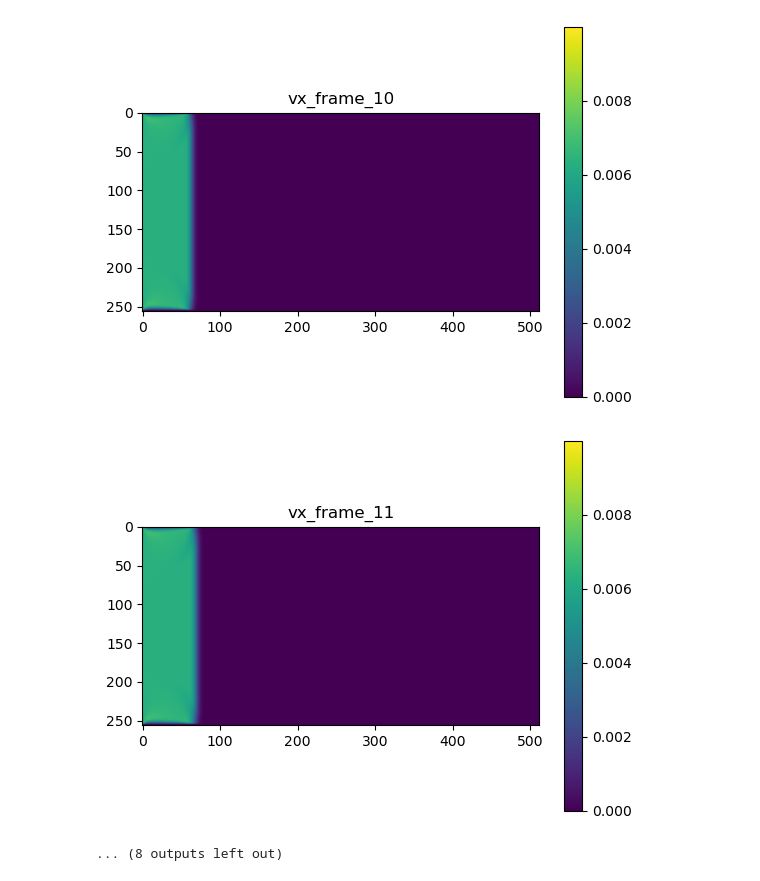
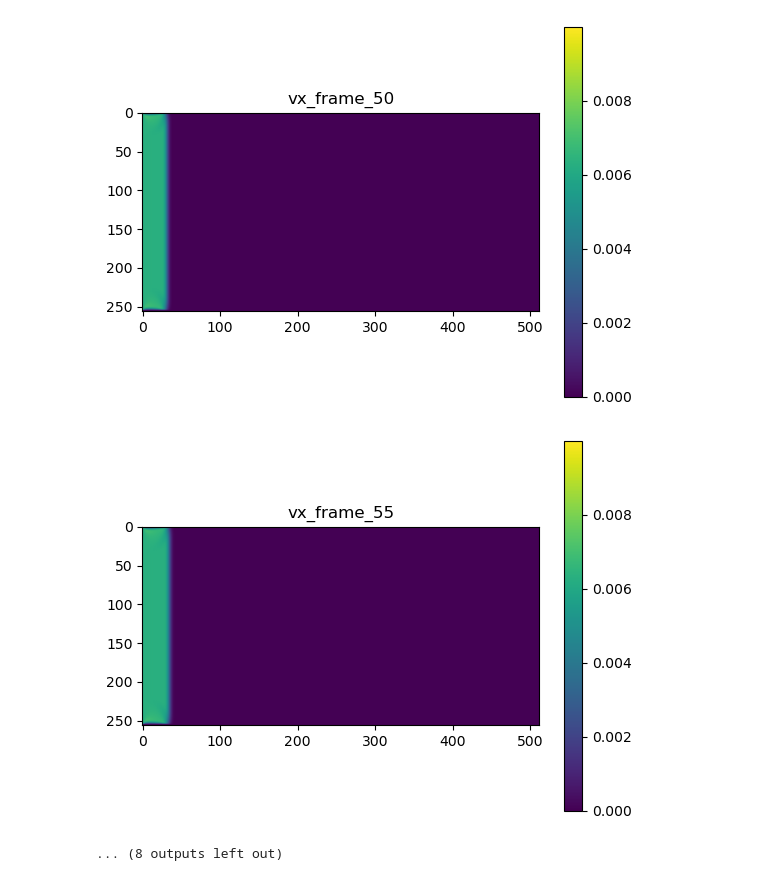
Before and after one commit to ShuyuanGe/GsyFluid, a Jupyter notebook: src/vis/cubicVis.ipynb, the cells around one changed output. Drawn from its saved outputs; the diff is of its cells as text; code cells hidden in the pictures.

Commit message:
Finish "D3Q27BlockDDFSimulator" and test it

```diff
--- a/src/vis/cubicVis.ipynb
+++ b/src/vis/cubicVis.ipynb
@@ -21,8 +21,9 @@ nx =512
 ny =256
 nz =256
 N = 20
-pathPrefix = "/home/xusj/GSY/GsyFluid/src/build/example/D3Q27DoubleDDFSimulator/"
+D = 5
+pathPrefix = "/home/xusj/GSY/GsyFluid/src/build/example/D3Q27BlockDDFSimulator/"
 # %%
 for i in range(N):
-    plotCubicPlane(nx, ny, nz, pathPrefix+f"frame_{i}.dat", f"vx_frame_{i}", y = ny//2)
+    plotCubicPlane(nx, ny, nz, pathPrefix+f"frame_{i*D}.dat", f"vx_frame_{i*D}", y = ny//2+1)
 # %% [output]
@@ -39,3 +40,3 @@ for i in range(N):
-[figure, old version]
+[figure, new version]
-[figure, old version]
+[figure, new version]
 ... (8 outputs left out)
```
Also changed, not shown: parts of 1 cell of this notebook, 16 other files.
